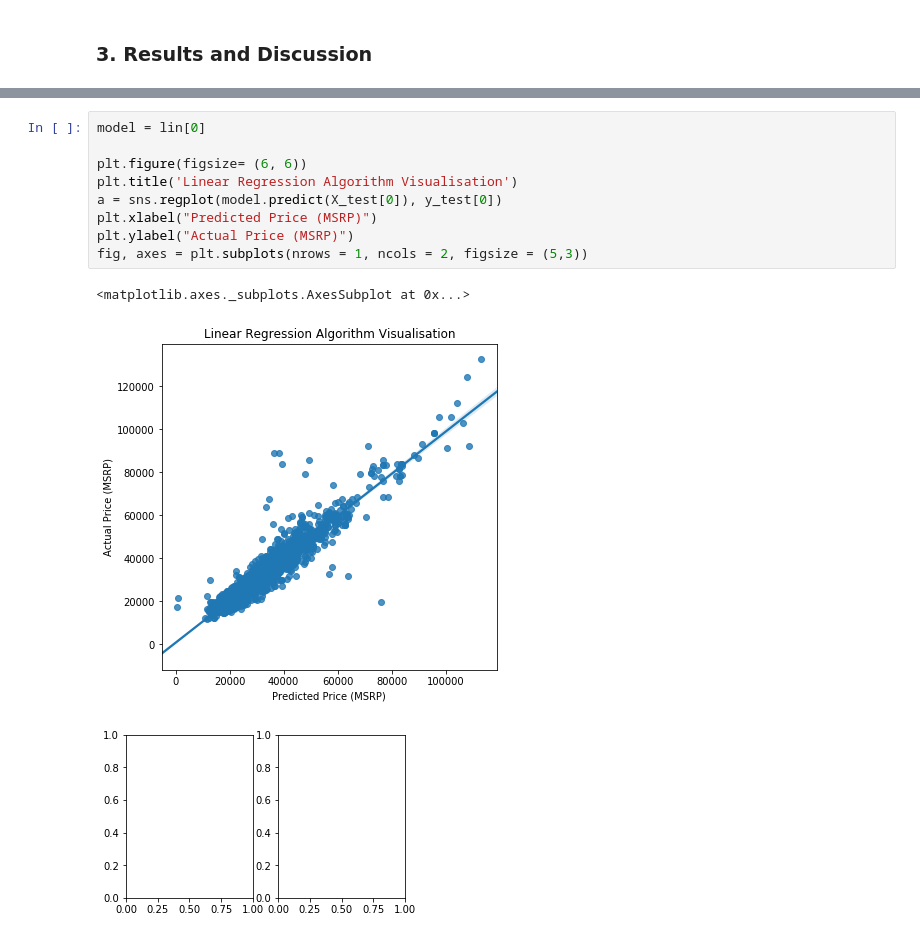
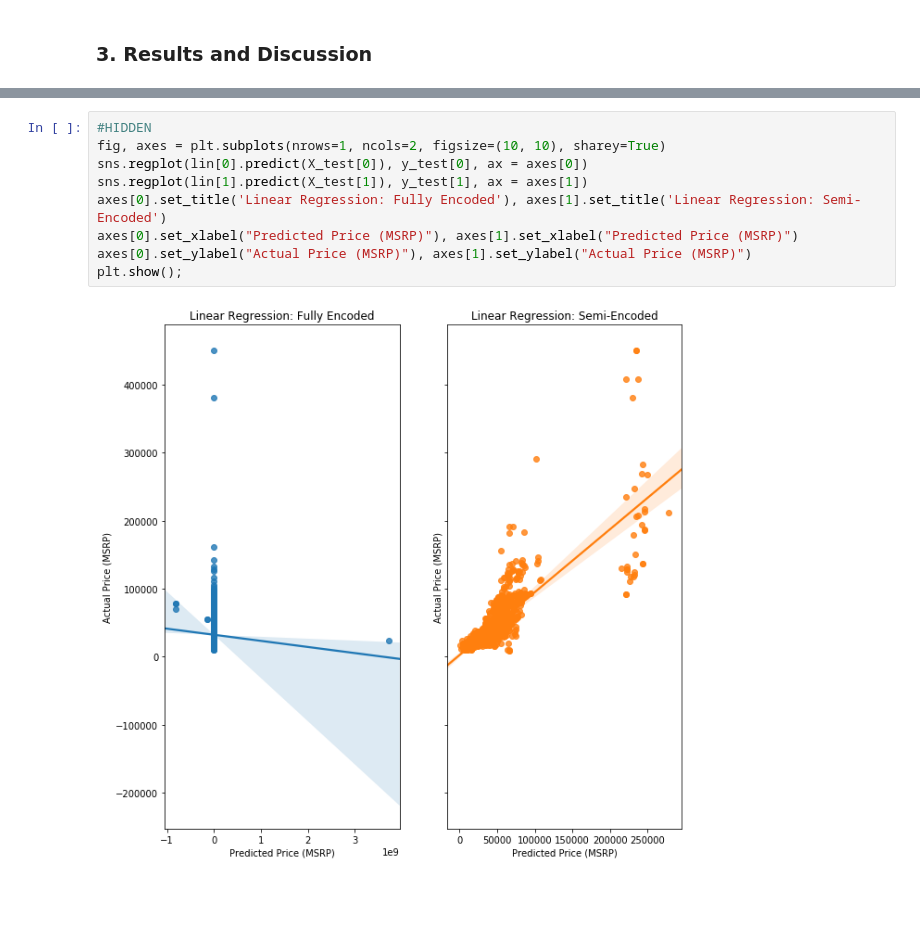
Before and after one commit to kingschultz21/seng474_project, a Jupyter notebook: report.ipynb, the cells around one changed output, grey strips where cells are left out. Drawn from its saved outputs; the diff is of its cells as text; blank space fills up the shorter version.

```diff
--- a/report.ipynb
+++ b/report.ipynb
@@ -130,13 +133,11 @@ plt.show()
-# %%
-model = lin[0]
-
-plt.figure(figsize= (6, 6))
-plt.title('Linear Regression Algorithm Visualisation')
-a = sns.regplot(model.predict(X_test[0]), y_test[0])
-plt.xlabel("Predicted Price (MSRP)")
-plt.ylabel("Actual Price (MSRP)")
-fig, axes = plt.subplots(nrows = 1, ncols = 2, figsize = (5,3))
-# %% [output]
-<matplotlib.axes._subplots.AxesSubplot at 0x...>
-[figure, removed]
-[figure, removed]
+# %%
+#HIDDEN
+fig, axes = plt.subplots(nrows=1, ncols=2, figsize=(10, 10), sharey=True)
+sns.regplot(lin[0].predict(X_test[0]), y_test[0], ax = axes[0])
+sns.regplot(lin[1].predict(X_test[1]), y_test[1], ax = axes[1])
+axes[0].set_title('Linear Regression: Fully Encoded'), axes[1].set_title('Linear Regression: Semi-Encoded')
+axes[0].set_xlabel("Predicted Price (MSRP)"), axes[1].set_xlabel("Predicted Price (MSRP)")
+axes[0].set_ylabel("Actual Price (MSRP)"), axes[1].set_ylabel("Actual Price (MSRP)")
+plt.show();
+# %% [output]
+[figure, added]
```
Also changed, not shown: parts of 7 cells of this notebook, 1 other file.
